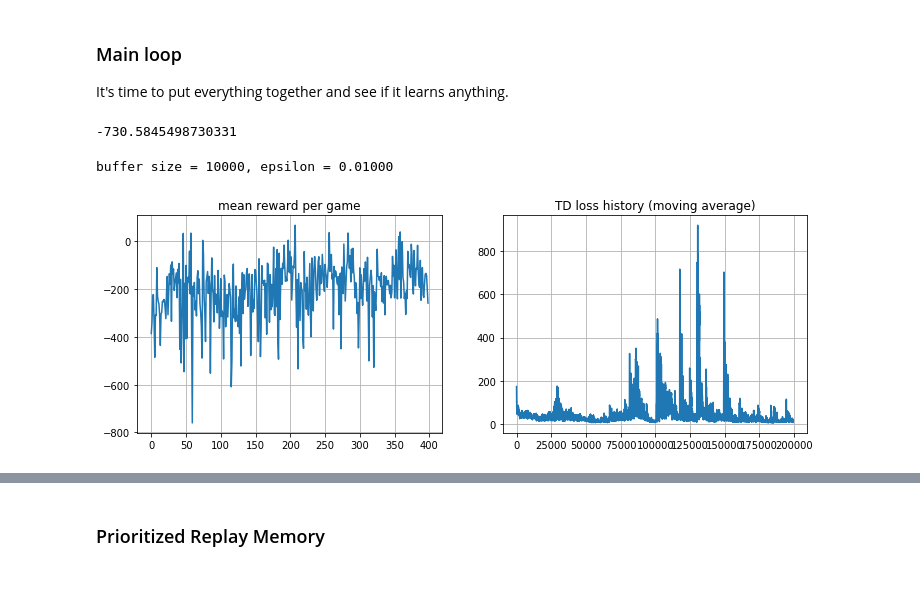
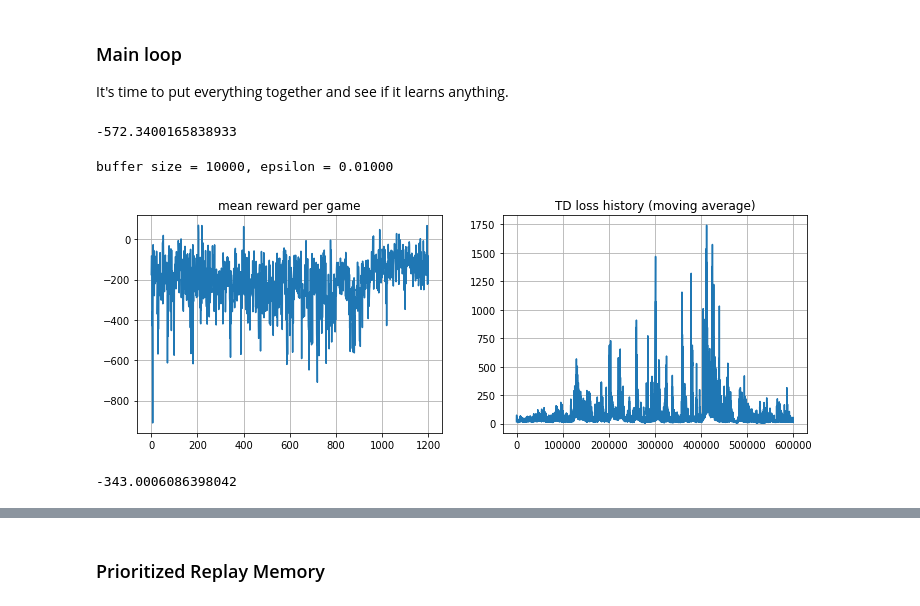
Before and after one commit to etendue/move37, a Jupyter notebook: dqn_box2d.ipynb, the cells around one changed output, grey strips where cells are left out. Saved outputs shown, nothing was run; the diff lists cells and outputs as text; code cells hidden in the pictures.

```diff
--- a/dqn_box2d.ipynb
+++ b/dqn_box2d.ipynb
@@ -56,8 +56,8 @@ We now need to build a neural network that can map images to state q-values. Thi
 class MLModel(nn.Module):
     def __init__(self,input_size,output_size):
         super(MLModel, self).__init__()
-        self.layer1 = nn.Linear(input_size,32)
-        self.layer2 = nn.Linear(32,128)
+        self.layer1 = nn.Linear(input_size,64)
+        self.layer2 = nn.Linear(64,128)
         self.output = nn.Linear(128,output_size)
 
     def forward(self, x):
@@ -193,10 +195,13 @@ agent = DQNAgent(state_dim, n_actions,policy_net, epsilon=0.5)
 # %%
 evaluate(env, agent, n_games=3)
 # %% [output]
--730.5845498730331
+-572.3400165838933
+# %%
+agent.epsilon=0.5
+LEARNING_RATE= 0.0001
 # %%
-optimizer = torch.optim.Adam(policy_net.parameters())
-exp_replay = ReplayMemory(10**4)
+optimizer = torch.optim.Adam(policy_net.parameters(),lr= LEARNING_RATE)
+
 # for training
 env = gym.make("LunarLander-v2")
 # for evaluation
@@ -246,31 +251,31 @@ for i in trange(TIME_STEPS):
     count = min(len(td_loss_history),100)
     td_loss_m_history.append(np.mean(td_loss_history[-count:]))
 
     # adjust agent parameters
     if i % 500 == 0:
         agent.epsilon = max(agent.epsilon * 0.99, 0.01)
 
         mean_rw_history.append(evaluate(eval_env, agent, n_games=3))
 
         #Load agent weights into target_network
         target_net.load_state_dict(policy_net.state_dict())
 
 
     #if i % 100 == 0:
 
         clear_output(True)
         print("buffer size = %i, epsilon = %.5f" % (len(exp_replay), agent.epsilon))
         plt.figure(figsize=[12, 4])
         plt.subplot(1,2,1)
         plt.title("mean reward per game")
         plt.plot(mean_rw_history)
         plt.grid()
 
         plt.subplot(1,2,2)
         plt.title("TD loss history (moving average)")
         plt.plot(td_loss_m_history)
         plt.grid()
         plt.show()
 # %% [output]
 buffer size = 10000, epsilon = 0.01000
-[figure, old version]
+[figure, new version]
@@ -276,0 +286,4 @@ buffer size = 10000, epsilon = 0.01000
+# %%
+evaluate(eval_env, agent, n_games=1)
+# %% [output]
+-343.0006086398042
```
Also changed, not shown: parts of 12 cells of this notebook.
